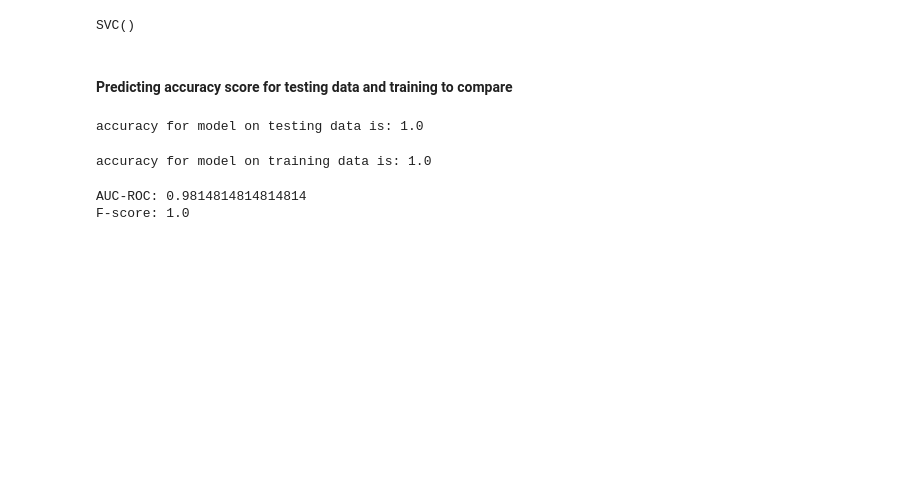
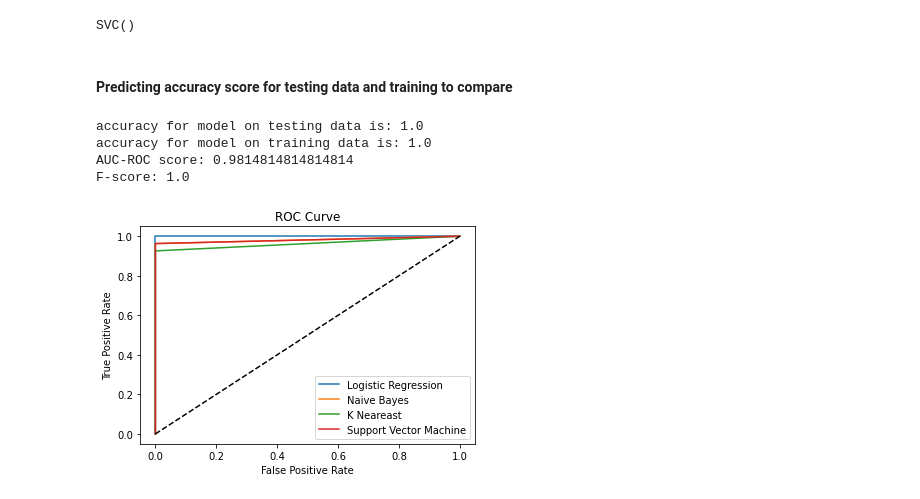
Before and after one commit to freddxworld/DataScience, a Jupyter notebook: JupyterNotebook/Project2/Project2.ipynb, the cells around one changed output. Cells and saved outputs as stored; diff of their text form; code cells hidden in the pictures; blank space fills up the shorter version.

```diff
--- a/JupyterNotebook/Project2/Project2.ipynb
+++ b/JupyterNotebook/Project2/Project2.ipynb
@@ -226,6 +226,7 @@ LogisticRegression()
 #### Predicting accuracy score for testing data  and training to compare and other scores
 # %%
 ypredTest = model.predict(x_test)
+LogisticRegs, LogisticRegt, _ = roc_curve(y_test, ypredTest)
 accuracyTest = accuracy_score(y_test, ypredTest)
 print("accuracy for model on testing data is:", accuracyTest.round(4))
 ypredTrain = model.predict(x_train_res)
@@ -234,7 +235,7 @@ print("accuracy for model on training data is:", accuracyTrain.round(2))
 auc_roc = roc_auc_score(y_test, ypredTest)
 print('AUC-ROC score:', auc_roc)
 f_score = f1_score(y_test, ypredTest)
-print('F-score score:', f_score)
+print('F-score :', f_score)
 # %% [output]
 accuracy for model on testing data is: 1.0
 accuracy for model on training data is: 1.0
@@ -254,12 +255,12 @@ GaussianNB()
 ypredTest2 = nb_model.predict(x_test)
 accuracyTest2 = accuracy_score(y_test, ypredTest2)
 print("accuracy for model on testing data is:", accuracyTest2.round(2))
-
+NaiveBr, NaiveBm, _ = roc_curve(y_test, ypredTest2)
 y_predTrain2 = nb_model.predict(x_train_res)
 accuracyTrain2 = accuracy_score(y_train_res, y_predTrain2)
 print("accuracy for model on training data is:", accuracyTrain2.round(2))
 f2_score = f1_score(y_test, ypredTest2)
-print('F-score score:', f_score)
+print('F-score:', f_score)
 auc_roc = roc_auc_score(y_test, ypredTest2)
 print('AUC-ROC score:', auc_roc)
 # %% [output]
@@ -281,7 +282,16 @@ KNeighborsClassifier(n_neighbors=3)
 # %%
 # Make predictions on the testing data
 ypredTest3 = knn.predict(x_test)
+KNearr, KNeart, _ = roc_curve(y_test, ypredTest3)
 accuracyTest3 = accuracy_score(y_test, ypredTest3)
 print("accuracy for model on testing data is:", accuracyTest3.round(3))
+# Make predictions on the training data
+ypredTrain3 = knn.predict(x_train_res)
+accuracyTrain3 = accuracy_score(y_train_res, ypredTrain3)
+print("accuracy for model on training data is:", accuracyTrain3.round(3))
+f2_score = f1_score(y_test, ypredTest3)
+auc_roc = roc_auc_score(y_test, ypredTest3)
+print('AUC-ROC:', auc_roc)
+print('F-score:', f_score)
 # %% [output]
 accuracy for model on testing data is: 0.996
@@ -313,22 +311,32 @@ SVC()
 # %%
 # Make predictions on the testing data
 ypredTest4 = svm.predict(x_test)
+SVectorr, SVectort, _ = roc_curve(y_test, ypredTest4)
 accuracyTest4 = accuracy_score(y_test, ypredTest4)
 print("accuracy for model on testing data is:", accuracyTest4.round(2))
+# Make predictions on the training data
+ypredTrain4 = svm.predict(x_train_res)
+accuracyTrain4 = accuracy_score(y_train_res, ypredTrain4)
+print("accuracy for model on training data is:", accuracyTrain4.round(2))
+f2_score = f1_score(y_test, ypredTest4)
+auc_roc = roc_auc_score(y_test, ypredTest4)
+print('AUC-ROC score:', auc_roc)
+print('F-score:', f_score)
 # %% [output]
 accuracy for model on testing data is: 1.0
+accuracy for model on training data is: 1.0
+AUC-ROC score: 0.9814814814814814
+F-score: 1.0
-# %%
-# Make predictions on the training data
-ypredTrain4 = svm.predict(x_train_res)
-accuracyTrain4 = accuracy_score(y_train_res, ypredTrain4)
-print("accuracy for model on training data is:", accuracyTrain4.round(2))
-# %% [output]
-accuracy for model on training data is: 1.0
-# %%
-f2_score = f1_score(y_test, ypredTest4)
-auc_roc = roc_auc_score(y_test, ypredTest4)
-print('AUC-ROC:', auc_roc)
-print('F-score:', f_score)
-# %% [output]
-AUC-ROC: 0.9814814814814814
-F-score: 1.0
+# %%
+plt.plot(LogisticRegs, LogisticRegt, label='Logistic Regression')
+plt.plot(NaiveBr,NaiveBm, label="Naive Bayes")
+plt.plot(KNearr,KNeart, label="K Neareast")
+plt.plot(SVectorr,SVectort, label="Support Vector Machine")
+plt.plot([0, 1], [0, 1], 'k--')
+plt.xlabel('False Positive Rate')
+plt.ylabel('True Positive Rate')
+plt.title('ROC Curve')
+plt.legend()
+plt.show()
+# %% [output]
+[figure, added]
```
Also changed, not shown: parts of 5 cells of this notebook.
